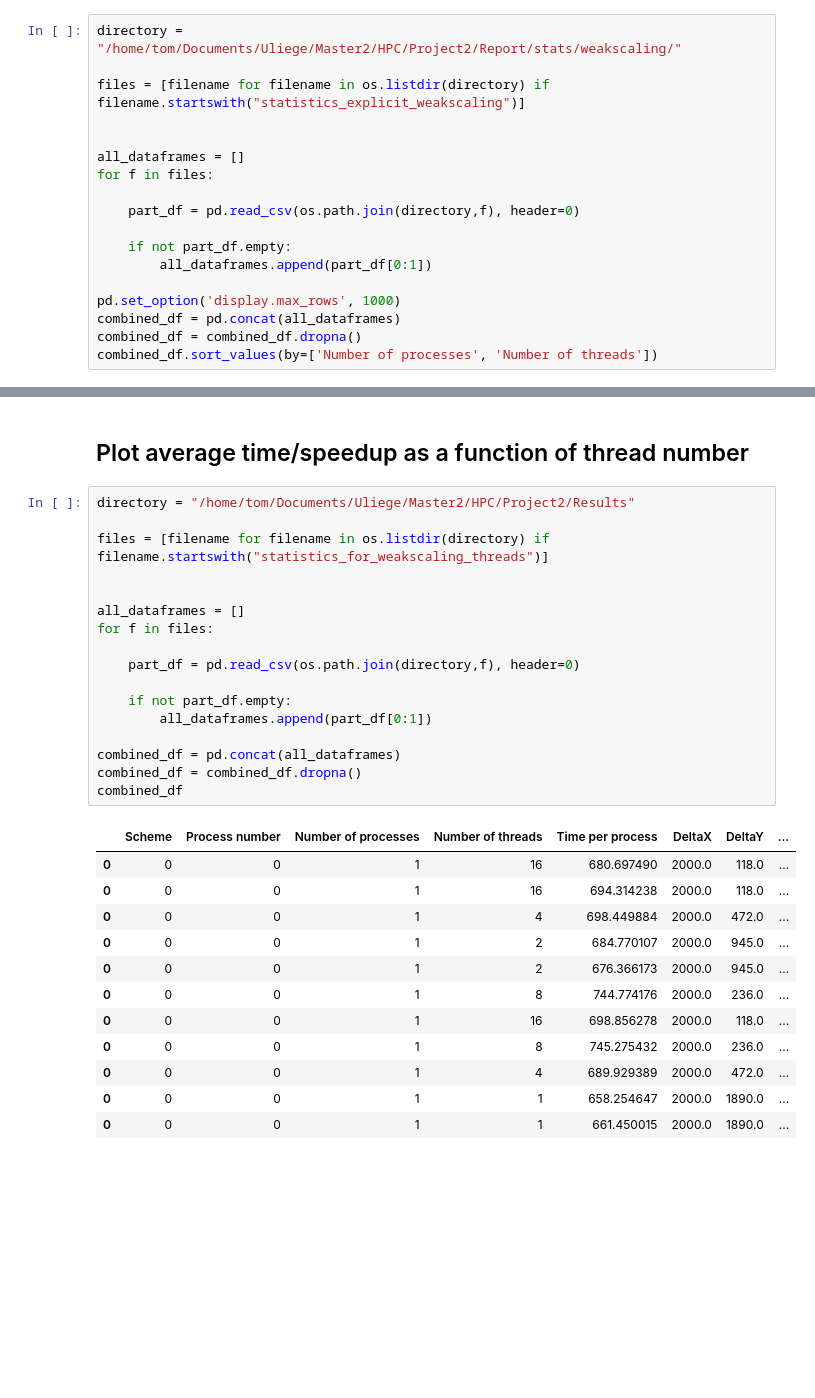
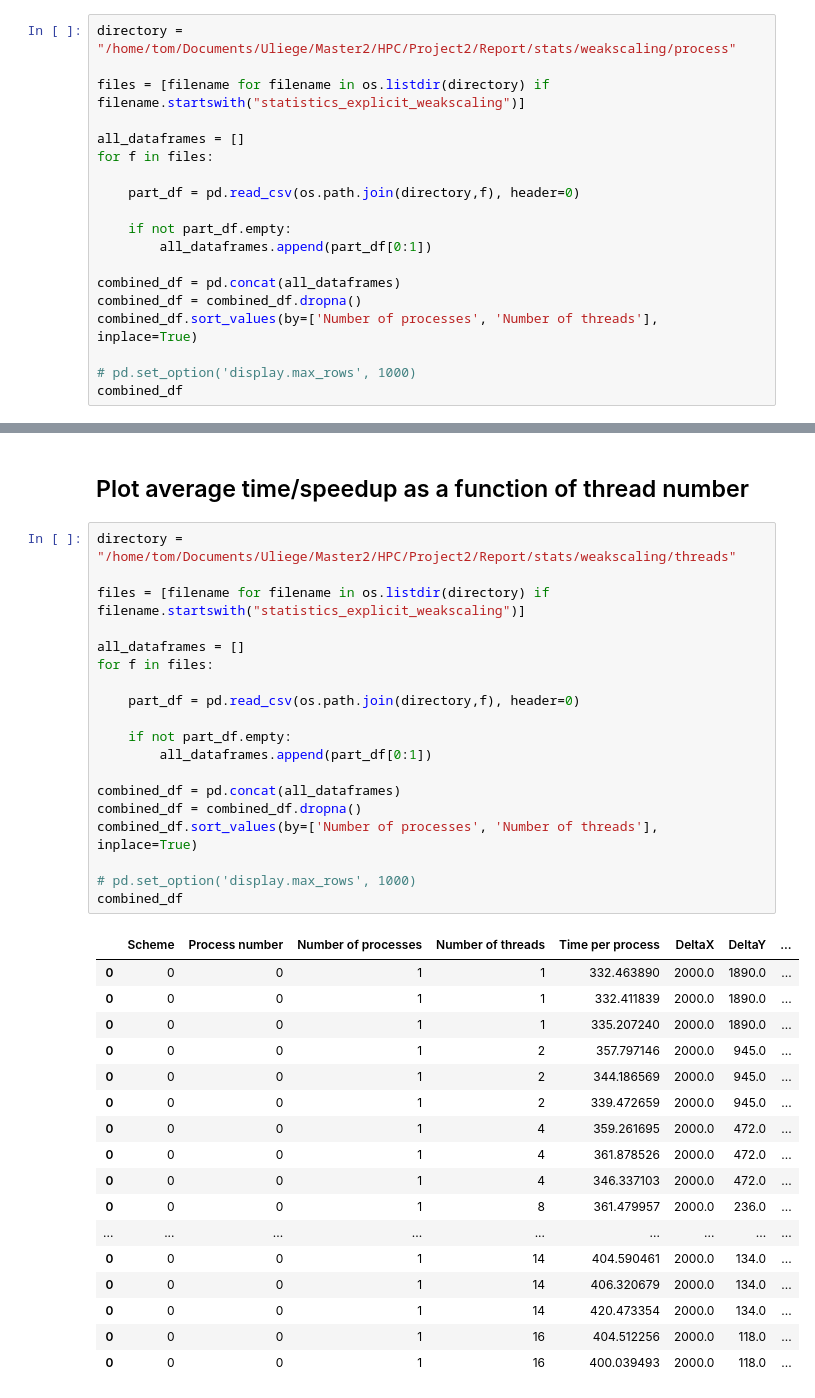
Before and after one commit to tcrasset/Wave-propagation, a Jupyter notebook: Scripts/plot.ipynb, the cells around one changed output, grey strips where cells are left out. Saved outputs shown, nothing was run; the diff lists cells and outputs as text; blank space fills up the shorter version.

```diff
--- a/Scripts/plot.ipynb
+++ b/Scripts/plot.ipynb
@@ -184,10 +184,9 @@ fig.savefig("Runtime_Speedup_threads_TRUE.svg")
 # %% [markdown]
 # Weak scaling
 # %%
-directory = "/home/tom/Documents/Uliege/Master2/HPC/Project2/Report/stats/weakscaling/"
+directory = "/home/tom/Documents/Uliege/Master2/HPC/Project2/Report/stats/weakscaling/process"
 
 files = [filename for filename in os.listdir(directory) if filename.startswith("statistics_explicit_weakscaling")]
-
 
 all_dataframes = []
 for f in files:
@@ -197,10 +196,12 @@ for f in files:
     if not part_df.empty:
         all_dataframes.append(part_df[0:1])
 
-pd.set_option('display.max_rows', 1000)
 combined_df = pd.concat(all_dataframes)
 combined_df = combined_df.dropna()
-combined_df.sort_values(by=['Number of processes', 'Number of threads'])
+combined_df.sort_values(by=['Number of processes', 'Number of threads'], inplace=True)
+
+# pd.set_option('display.max_rows', 1000)
+combined_df
 # %% [output]
 |  | Scheme | Process number | Number of processes | Number of threads | Time per process | DeltaX | DeltaY | ... |
 | 0 | 0 | 0 | 1 | 1 | 162.542484 | 4000.0 | 1890.0 | ... |
@@ -291,33 +286,40 @@ fig.savefig("Weakscaling_processes_runtime_speedup.svg")
 # %% [markdown]
 ## Plot average time/speedup as a function of thread number
 # %%
-directory = "/home/tom/Documents/Uliege/Master2/HPC/Project2/Results"
+directory = "/home/tom/Documents/Uliege/Master2/HPC/Project2/Report/stats/weakscaling/threads"
 
-files = [filename for filename in os.listdir(directory) if filename.startswith("statistics_for_weakscaling_threads")]
-
+files = [filename for filename in os.listdir(directory) if filename.startswith("statistics_explicit_weakscaling")]
 
 all_dataframes = []
 for f in files:
 
     part_df = pd.read_csv(os.path.join(directory,f), header=0)
 
     if not part_df.empty:
         all_dataframes.append(part_df[0:1])
 
 combined_df = pd.concat(all_dataframes)
 combined_df = combined_df.dropna()
+combined_df.sort_values(by=['Number of processes', 'Number of threads'], inplace=True)
+
+# pd.set_option('display.max_rows', 1000)
 combined_df
 # %% [output]
 |  | Scheme | Process number | Number of processes | Number of threads | Time per process | DeltaX | DeltaY | ... |
-| 0 | 0 | 0 | 1 | 16 | 680.697490 | 2000.0 | 118.0 | ... |
-| 0 | 0 | 0 | 1 | 16 | 694.314238 | 2000.0 | 118.0 | ... |
-| 0 | 0 | 0 | 1 | 4 | 698.449884 | 2000.0 | 472.0 | ... |
-| 0 | 0 | 0 | 1 | 2 | 684.770107 | 2000.0 | 945.0 | ... |
-| 0 | 0 | 0 | 1 | 2 | 676.366173 | 2000.0 | 945.0 | ... |
-| 0 | 0 | 0 | 1 | 8 | 744.774176 | 2000.0 | 236.0 | ... |
-| 0 | 0 | 0 | 1 | 16 | 698.856278 | 2000.0 | 118.0 | ... |
-| 0 | 0 | 0 | 1 | 8 | 745.275432 | 2000.0 | 236.0 | ... |
-| 0 | 0 | 0 | 1 | 4 | 689.929389 | 2000.0 | 472.0 | ... |
-| 0 | 0 | 0 | 1 | 1 | 658.254647 | 2000.0 | 1890.0 | ... |
-| 0 | 0 | 0 | 1 | 1 | 661.450015 | 2000.0 | 1890.0 | ... |
+| 0 | 0 | 0 | 1 | 1 | 332.463890 | 2000.0 | 1890.0 | ... |
+| 0 | 0 | 0 | 1 | 1 | 332.411839 | 2000.0 | 1890.0 | ... |
+| 0 | 0 | 0 | 1 | 1 | 335.207240 | 2000.0 | 1890.0 | ... |
+| 0 | 0 | 0 | 1 | 2 | 357.797146 | 2000.0 | 945.0 | ... |
+| 0 | 0 | 0 | 1 | 2 | 344.186569 | 2000.0 | 945.0 | ... |
+| 0 | 0 | 0 | 1 | 2 | 339.472659 | 2000.0 | 945.0 | ... |
+| 0 | 0 | 0 | 1 | 4 | 359.261695 | 2000.0 | 472.0 | ... |
+| 0 | 0 | 0 | 1 | 4 | 361.878526 | 2000.0 | 472.0 | ... |
+| 0 | 0 | 0 | 1 | 4 | 346.337103 | 2000.0 | 472.0 | ... |
+| 0 | 0 | 0 | 1 | 8 | 361.479957 | 2000.0 | 236.0 | ... |
+| ... | ... | ... | ... | ... | ... | ... | ... | ... |
+| 0 | 0 | 0 | 1 | 14 | 404.590461 | 2000.0 | 134.0 | ... |
+| 0 | 0 | 0 | 1 | 14 | 406.320679 | 2000.0 | 134.0 | ... |
+| 0 | 0 | 0 | 1 | 14 | 420.473354 | 2000.0 | 134.0 | ... |
+| 0 | 0 | 0 | 1 | 16 | 404.512256 | 2000.0 | 118.0 | ... |
+| 0 | 0 | 0 | 1 | 16 | 400.039493 | 2000.0 | 118.0 | ... |
 # %%
```
Also changed, not shown: parts of 5 cells of this notebook.
